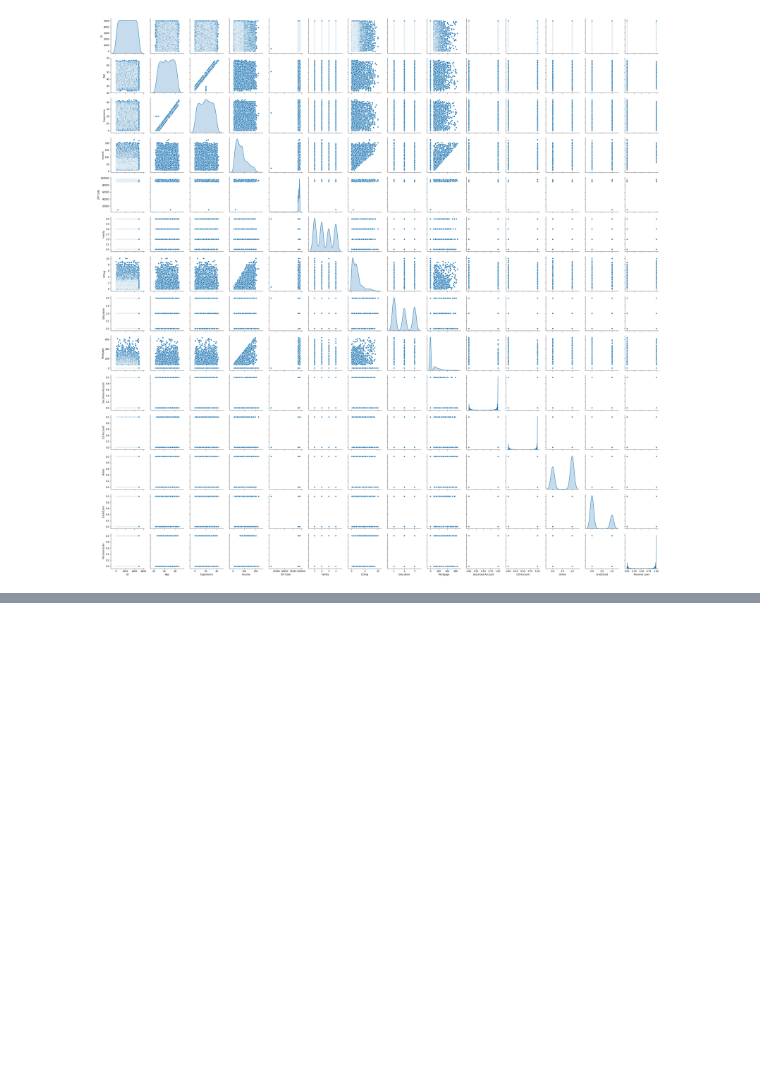
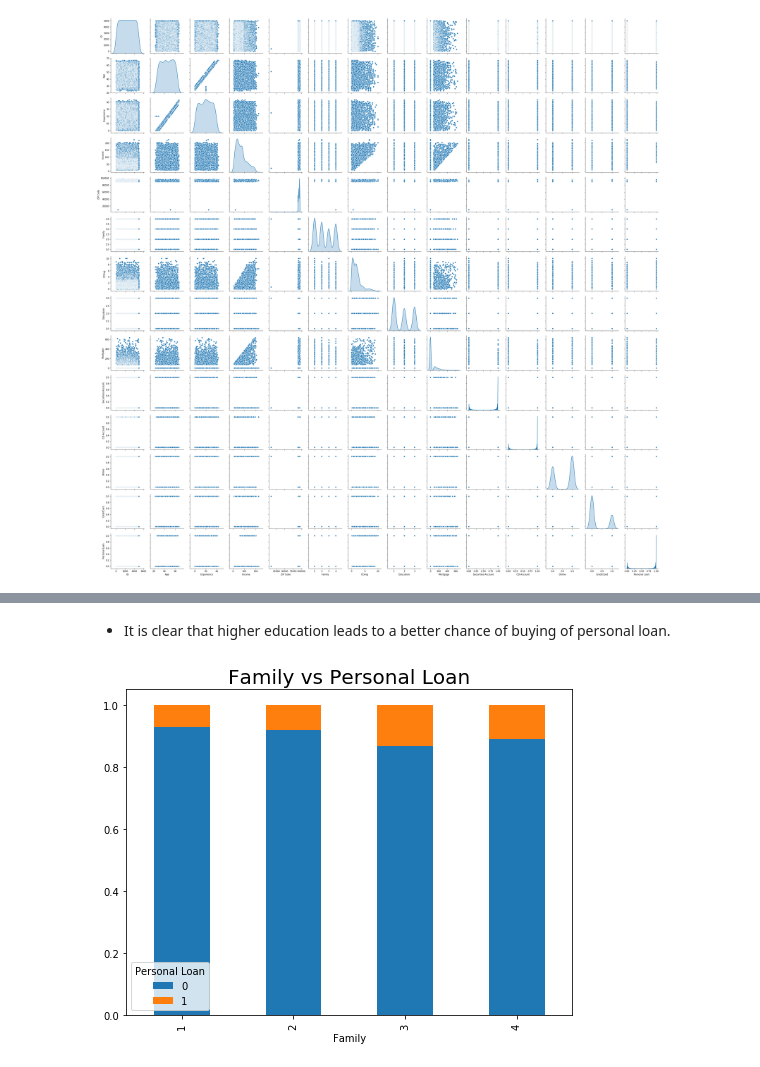
Before and after one commit to adityadash300/Internship_Studio, a Jupyter notebook: Solution.ipynb, the cells around one changed output, grey strips where cells are left out. Drawn from its saved outputs; the diff is of its cells as text; code cells hidden in the pictures; blank space fills up the shorter version.

```diff
--- a/Solution.ipynb
+++ b/Solution.ipynb
@@ -124,0 +231,6 @@ sns.heatmap(corr, mask = mask, center = 0, linewidth = 1.5, square = True)
+# %% [markdown]
+- It is clear that higher education leads to a better chance of buying of personal loan.
+# %%
+make_bar_graphs(col = 'Family')
+# %% [output]
+[figure, added]
```
Also changed, not shown: parts of 72 cells of this notebook.
